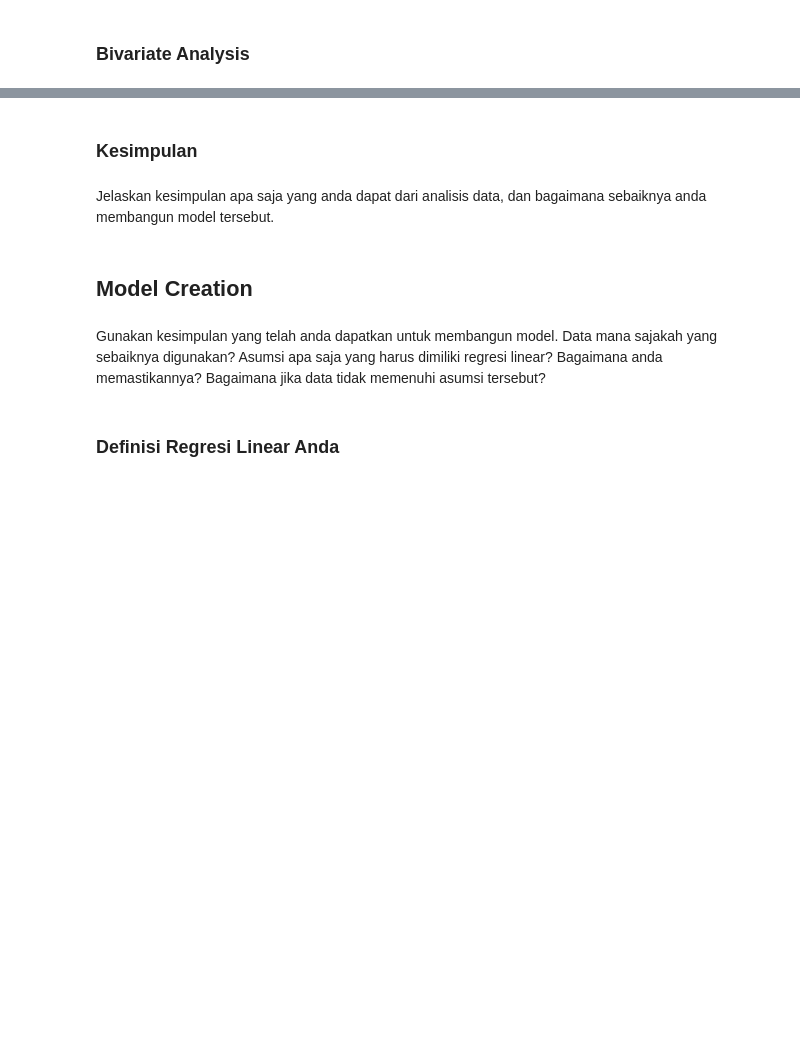
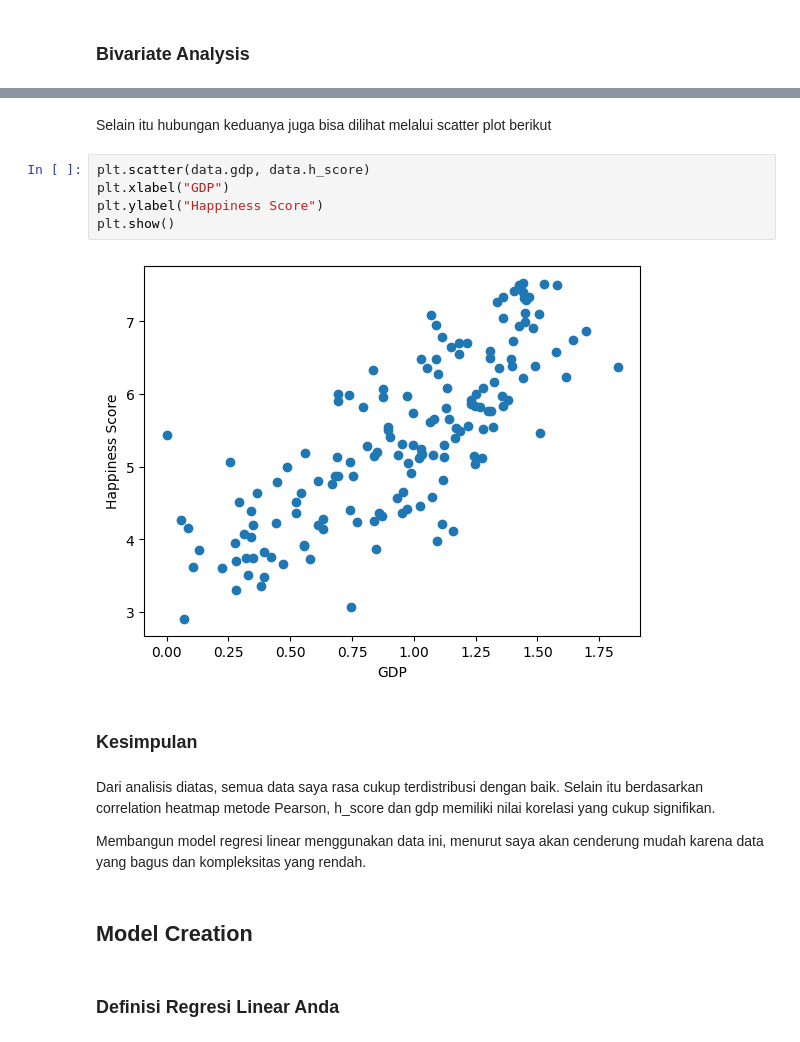
Before and after one commit to erickyudha/linear-regression_data-science-salaries, a Jupyter notebook: main.ipynb, the cells around one changed output, grey strips where cells are left out. Cells and saved outputs as stored; diff of their text form; blank space fills up the shorter version.

```diff
--- a/main.ipynb
+++ b/main.ipynb
@@ -79,10 +261,19 @@ Lakukan analisis hubungan antar variabel. Bagaimana korelasi antar variabel ters
+# %% [markdown]
+Selain itu hubungan keduanya juga bisa dilihat melalui scatter plot berikut
+# %%
+plt.scatter(data.gdp, data.h_score)
+plt.xlabel("GDP")
+plt.ylabel("Happiness Score")
+plt.show()
+# %% [output]
+[figure, added]
 # %% [markdown]
 ### Kesimpulan
-# %% [markdown]
-Jelaskan kesimpulan apa saja yang anda dapat dari analisis data, dan bagaimana sebaiknya anda membangun model tersebut.
+# %% [markdown]
+Dari analisis diatas, semua data saya rasa cukup terdistribusi dengan baik. Selain itu berdasarkan correlation heatmap metode Pearson, h_score dan gdp memiliki nilai korelasi yang cukup signifikan.
+
+Membangun model regresi linear menggunakan data ini, menurut saya akan cenderung mudah karena data yang bagus dan kompleksitas yang rendah.
 # %% [markdown]
 ## Model Creation
-# %% [markdown]
-Gunakan kesimpulan yang telah anda dapatkan untuk membangun model. Data mana sajakah yang sebaiknya digunakan? Asumsi apa saja yang harus dimiliki regresi linear? Bagaimana anda memastikannya? Bagaimana jika data tidak memenuhi asumsi tersebut?
 # %% [markdown]
 ### Definisi Regresi Linear Anda
```
Also changed, not shown: parts of 52 cells of this notebook.
